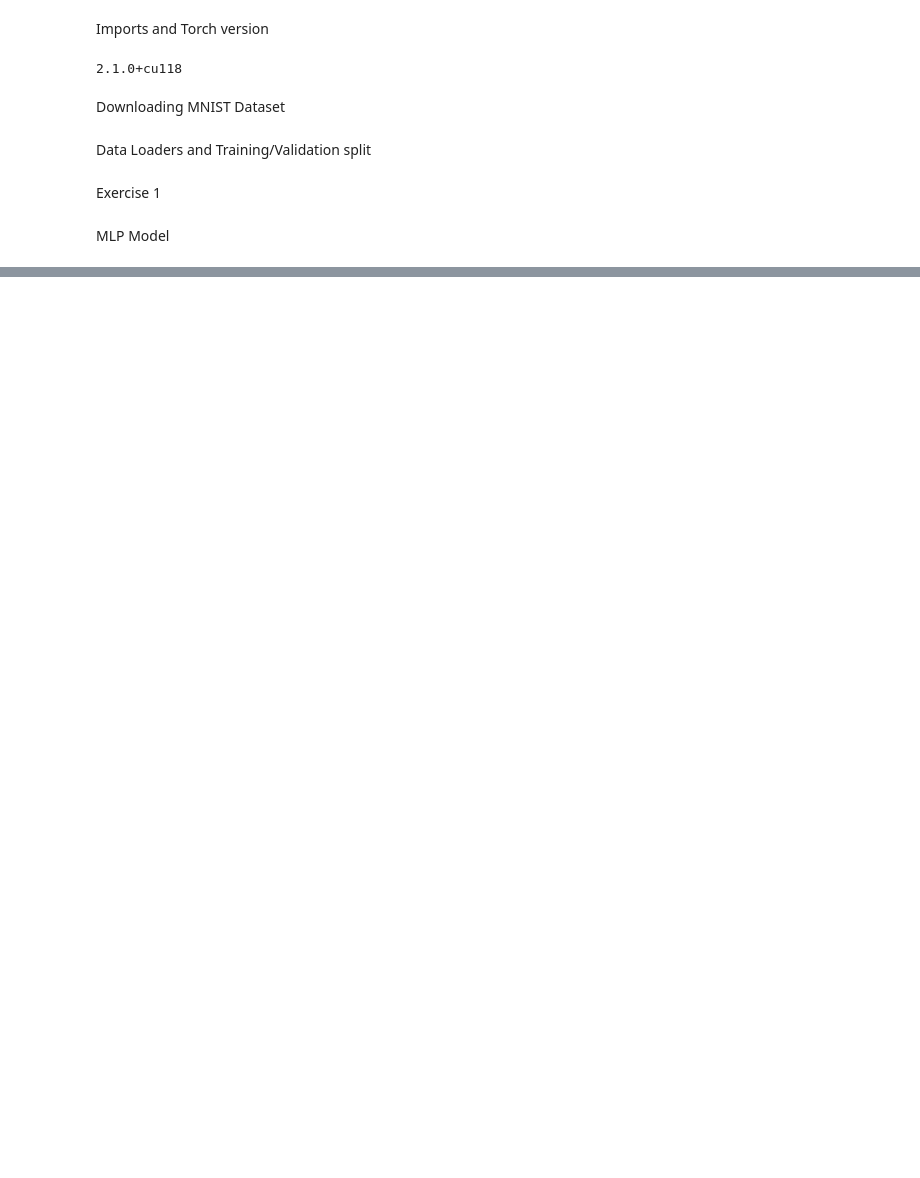
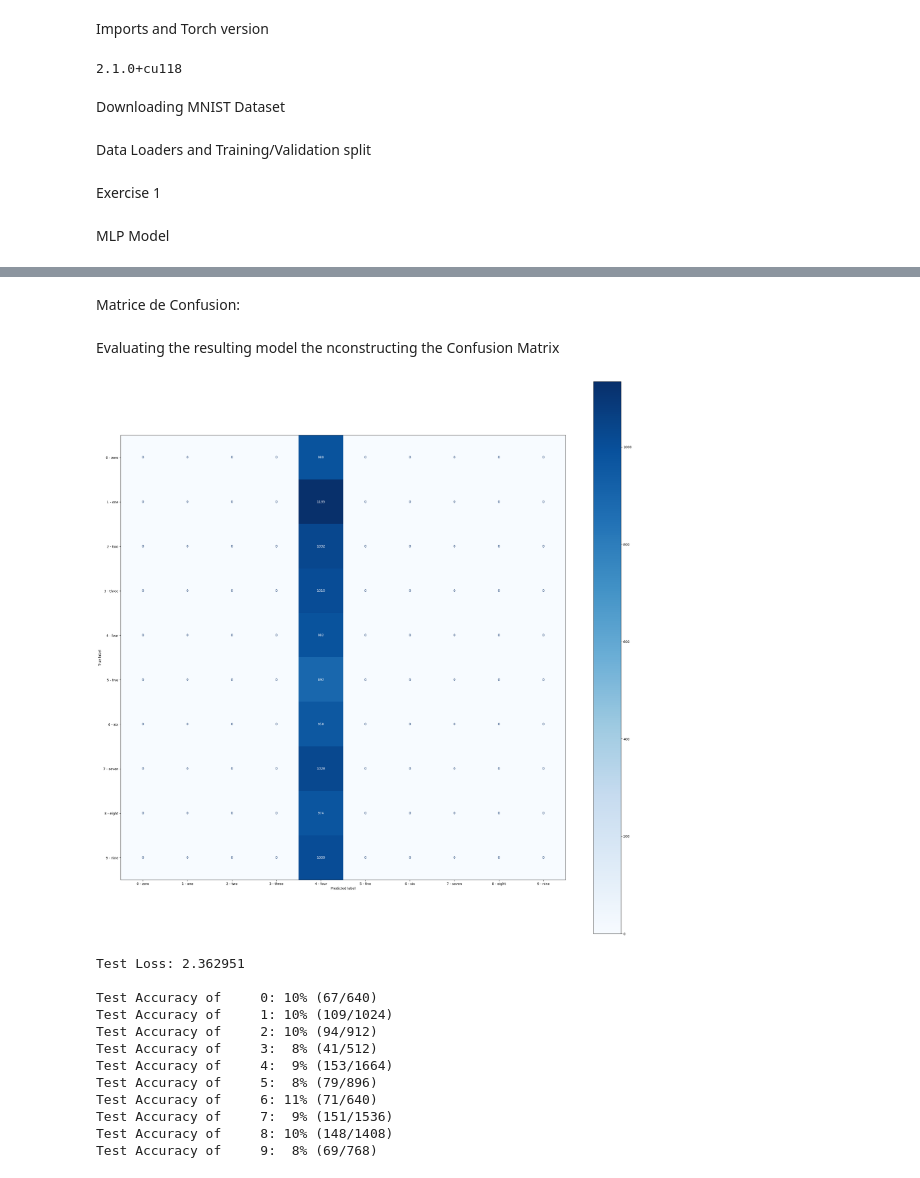
Before and after one commit to ChristianHasbani/TD_Systemes_Intelligents_Avances, a Jupyter notebook: TD1.ipynb, the cells around one changed output, grey strips where cells are left out. Drawn from its saved outputs; the diff is of its cells as text; code cells hidden in the pictures; blank space fills up the shorter version.

Commit message:
Added the confusion matrix

```diff
--- a/TD1.ipynb
+++ b/TD1.ipynb
@@ -180,0 +182,2 @@ Epoch: 20       Training Loss: 2.362672         Validation Loss: 0.019273
+# %% [markdown]
+Matrice de Confusion:
@@ -180,0 +188,51 @@ Epoch: 20       Training Loss: 2.362672         Validation Loss: 0.019273
+# %% [markdown]
+Evaluating the resulting model the nconstructing the Confusion Matrix
+# %%
+# Initialize lists to monitor test loss and accuracy
+y_pred = []
+y_tr = []
+test_loss = 0.0
+class_correct = list(0. for i in range(10))
+class_total = list(0. for i in range(10))
+model.eval() # This prepares the model for evaluation
+for batch in test_loader:
+    images, labels = batch
+    preds = model(images)
+    y_pred.extend(np.argmax(preds.detach().numpy(), axis=1))
+    y_tr.extend(labels.detach().numpy())
+    loss = F.cross_entropy(preds,labels) # Calculate loss
+    test_loss += loss.item() * images.size(0) # update test loss
+    _, pred = torch.max(preds, 1) # Convert output probabilities to predicted class
+    correct = np.squeeze(pred.eq(labels.data.view_as(pred))) # Compare predictions to true label
+    for i in range(len(labels)):
+        label = labels.data[1]
+        class_correct[label] += correct[i].item()
+        class_total[label] += 1
+
+cm = confusion_matrix(y_true=y_tr, y_pred=y_pred)
+lbls = test_set.classes
+cmp = ConfusionMatrixDisplay(confusion_matrix=cm, display_labels=lbls)
+fig,ax = plt.subplots(figsize=(30,30))
+cmp.plot(cmap=plt.cm.Blues,ax=ax)
+plt.show()
+test_loss = test_loss/len(test_loader.sampler)
+print('Test Loss: {:.6f}\n'.format(test_loss))
+for i in range(10):
+    if class_total[i] > 0:
+        print('Test Accuracy of %5s: %2d%% (%2d/%2d)' % (
+            str(i), 100 * class_correct[i] / class_total[i],
+            np.sum(class_correct[i]), np.sum(class_total[i])))
+# %% [output]
+[figure, added]
+Test Loss: 2.362951
+
+Test Accuracy of     0: 10% (67/640)
+Test Accuracy of     1: 10% (109/1024)
+Test Accuracy of     2: 10% (94/912)
+Test Accuracy of     3:  8% (41/512)
+Test Accuracy of     4:  9% (153/1664)
+Test Accuracy of     5:  8% (79/896)
+Test Accuracy of     6: 11% (71/640)
+Test Accuracy of     7:  9% (151/1536)
+Test Accuracy of     8: 10% (148/1408)
+Test Accuracy of     9:  8% (69/768)
```
Also changed, not shown: parts of 4 cells of this notebook, 3 other files.
